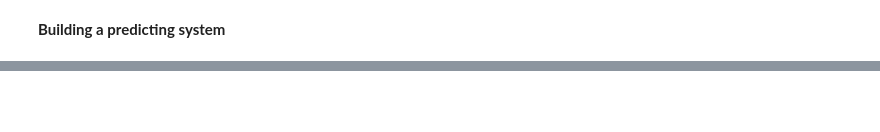
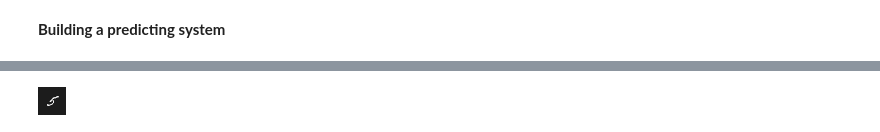
Before and after one commit to IsfarNayen/MNIST_Digit_Classification_Deep_Learning_Pet_Project, a Jupyter notebook: MNIST_Digital_Classification.ipynb, the cells around one changed output, grey strips where cells are left out. Cells and saved outputs as stored; diff of their text form; code cells hidden in the pictures; blank space fills up the shorter version.

```diff
--- a/MNIST_Digital_Classification.ipynb
+++ b/MNIST_Digital_Classification.ipynb
@@ -174,0 +188,2 @@ Text(0.5, 47.7222222222222, 'Predicted Labels')
+# %%
+grayscale_img = cv2.cvtColor(input_img , cv2.COLOR_RGB2GRAY)
@@ -174,0 +194,2 @@ Text(0.5, 47.7222222222222, 'Predicted Labels')
+# %%
+grayscale_img_resized = cv2.resize(grayscale_img, (28 , 28))
@@ -174,0 +205,4 @@ Text(0.5, 47.7222222222222, 'Predicted Labels')
+# %%
+cv2_imshow(grayscale_img_resized)
+# %% [output]
+[figure, added]
```
Also changed, not shown: parts of 22 cells of this notebook.
